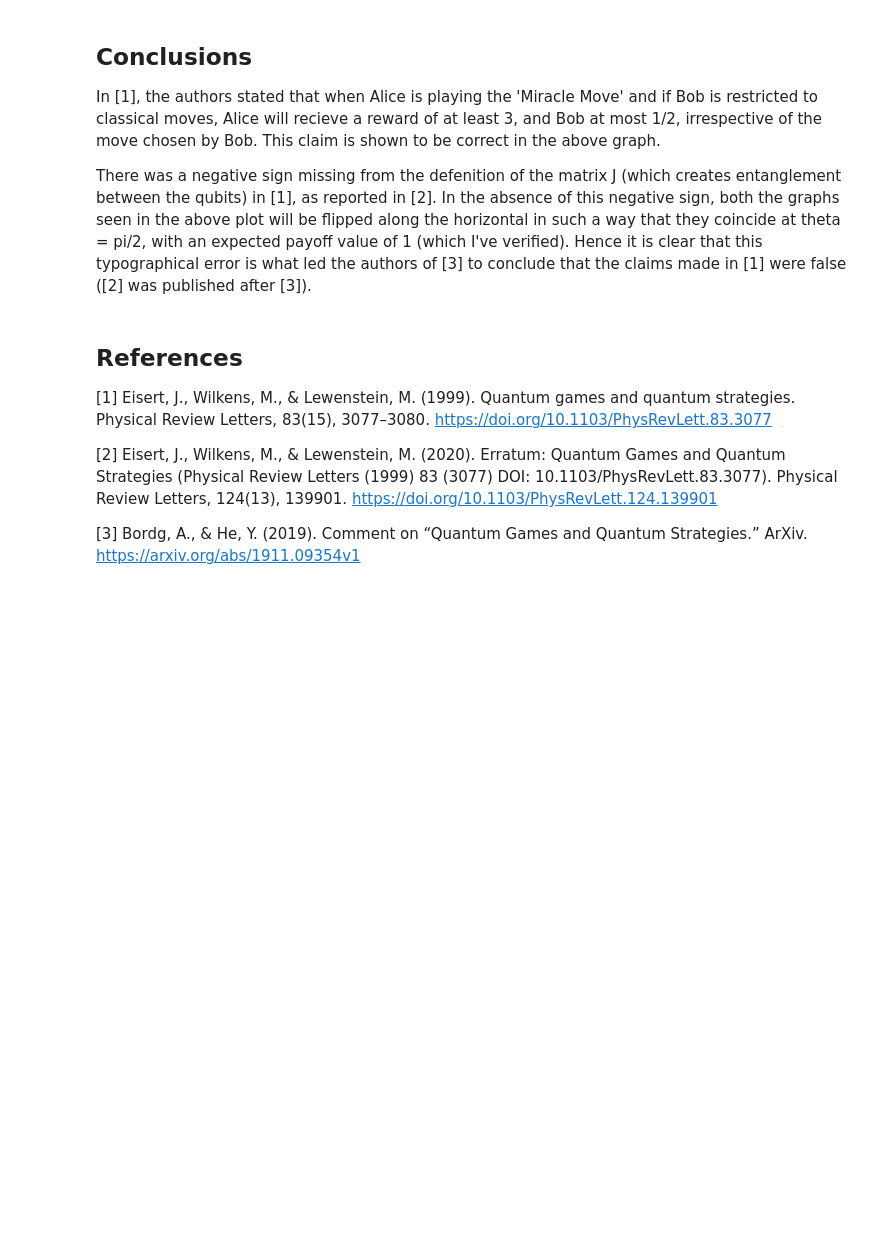
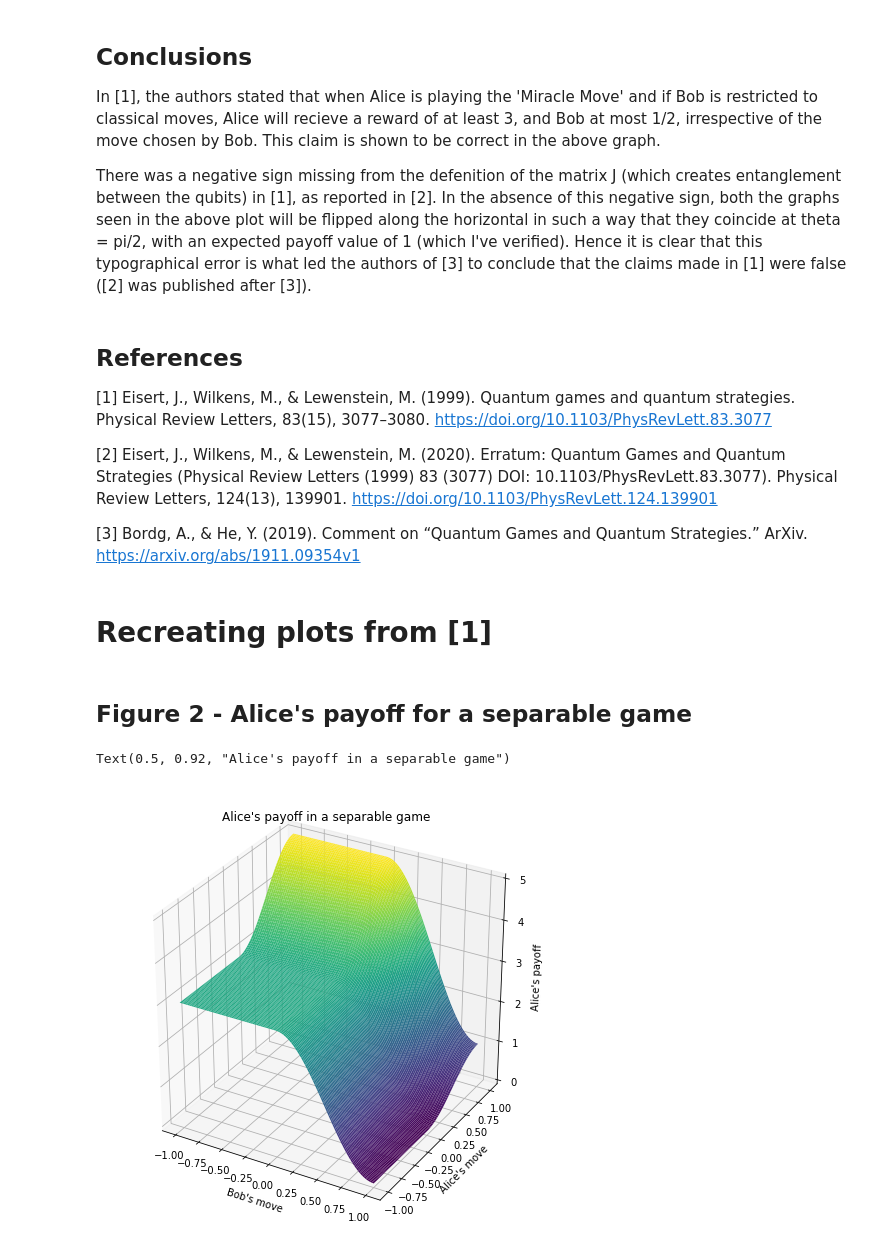
Before and after one commit to Sahel13/Quantum-Game-Theory, a Jupyter notebook: PrisonersDilemma.ipynb, the cells around one changed output. Cells and saved outputs as stored; diff of their text form; code cells hidden in the pictures; blank space fills up the shorter version.

Commit message:
Plots added

```diff
--- a/PrisonersDilemma.ipynb
+++ b/PrisonersDilemma.ipynb
@@ -77,3 +78,48 @@ There was a negative sign missing from the defenition of the matrix J (which cre
 [2] Eisert, J., Wilkens, M., & Lewenstein, M. (2020). Erratum: Quantum Games and Quantum Strategies (Physical Review Letters (1999) 83 (3077) DOI: 10.1103/PhysRevLett.83.3077). Physical Review Letters, 124(13), 139901. https://doi.org/10.1103/PhysRevLett.124.139901
 
 [3] Bordg, A., & He, Y. (2019). Comment on “Quantum Games and Quantum Strategies.” ArXiv. https://arxiv.org/abs/1911.09354v1
+# %% [markdown]
+# Recreating plots from [1]
+# %%
+from mpl_toolkits import mplot3d
+
+newGame = PrisonersDilemma()
+
+t_A = np.linspace(-1, 1, 101)
+t_B = np.linspace(-1, 1, 101)
+
+# Parameterization as mentioned in [1]
+def plotGen(t_a, t_b):
+    # For Alice
+    if t_a < 0:
+        newGame.setAliceMove(0, -t_a*pi/2)
+    else:
+        newGame.setAliceMove(t_a*pi, 0)
+    # For Bob
+    if t_b < 0:
+        newGame.setBobMove(0, -t_b*pi/2)
+    else:
+        newGame.setBobMove(t_b*pi, 0)
+    (alice, bob) = newGame.expectedPayoff()
+    return alice
+
+vectorPlot = np.vectorize(plotGen)
+x, y = np.meshgrid(t_A, t_B)
+# %% [markdown]
+## Figure 2 - Alice's payoff for a separable game
+# %%
+newGame.setJ(0)
+
+z = vectorPlot(x, y)
+
+fig = plt.figure(figsize=(8,8))
+ax = plt.axes(projection='3d')
+ax.plot_surface(y, x, z, rstride=1, cstride=1,
+                cmap='viridis', edgecolor='none')
+ax.set_xlabel("Bob's move")
+ax.set_ylabel("Alice's move")
+ax.set_zlabel("Alice's payoff")
+ax.set_title("Alice's payoff in a separable game")
+# %% [output]
+Text(0.5, 0.92, "Alice's payoff in a separable game")
+[figure, added]
```
Also changed, not shown: parts of 5 cells of this notebook.
